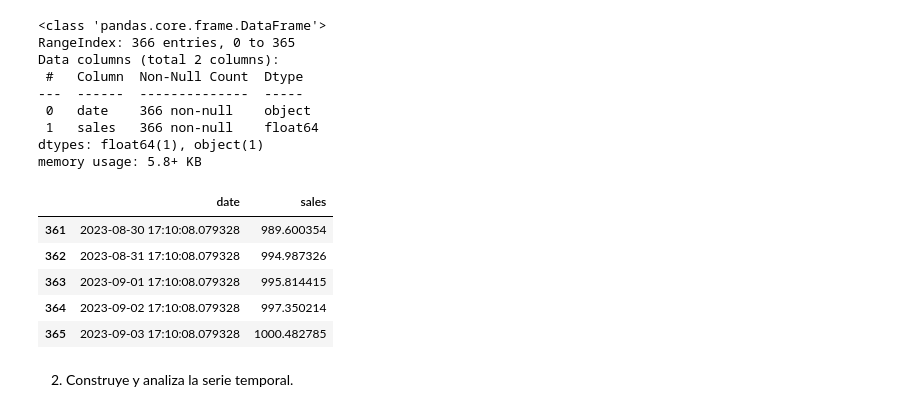
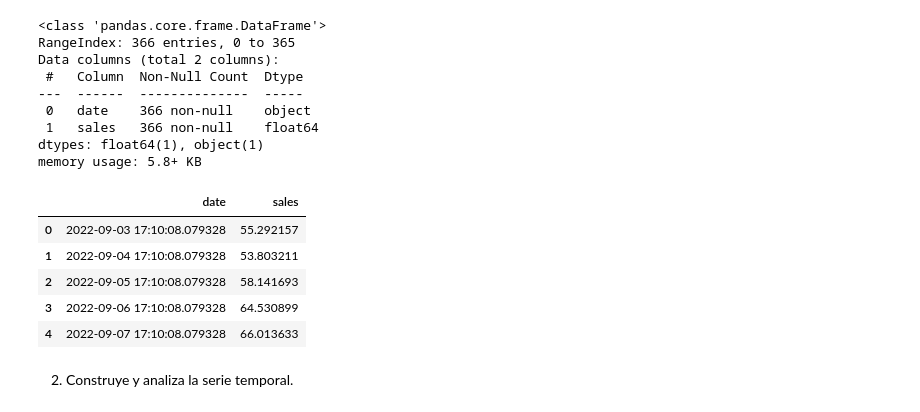
Before and after one commit to 4GeeksAcademy/Proyecto23_albaebauluz, a Jupyter notebook: src/explore.ipynb, the cells around one changed output. Saved outputs shown, nothing was run; the diff lists cells and outputs as text; code cells hidden in the pictures.

```diff
--- a/src/explore.ipynb
+++ b/src/explore.ipynb
@@ -56,14 +61,14 @@ dtypes: float64(1), object(1)
 memory usage: 5.8+ KB
 # %%
 df.head()
-df.tail()
+#df.tail()
 # %% [output]
 |  | date | sales |
-| 361 | 2023-08-30 17:10:08.079328 | 989.600354 |
-| 362 | 2023-08-31 17:10:08.079328 | 994.987326 |
-| 363 | 2023-09-01 17:10:08.079328 | 995.814415 |
-| 364 | 2023-09-02 17:10:08.079328 | 997.350214 |
-| 365 | 2023-09-03 17:10:08.079328 | 1000.482785 |
+| 0 | 2022-09-03 17:10:08.079328 | 55.292157 |
+| 1 | 2022-09-04 17:10:08.079328 | 53.803211 |
+| 2 | 2022-09-05 17:10:08.079328 | 58.141693 |
+| 3 | 2022-09-06 17:10:08.079328 | 64.530899 |
+| 4 | 2022-09-07 17:10:08.079328 | 66.013633 |
 # %% [markdown]
 2. Construye y analiza la serie temporal.
 # %%
```
Also changed, not shown: parts of 20 cells of this notebook.
